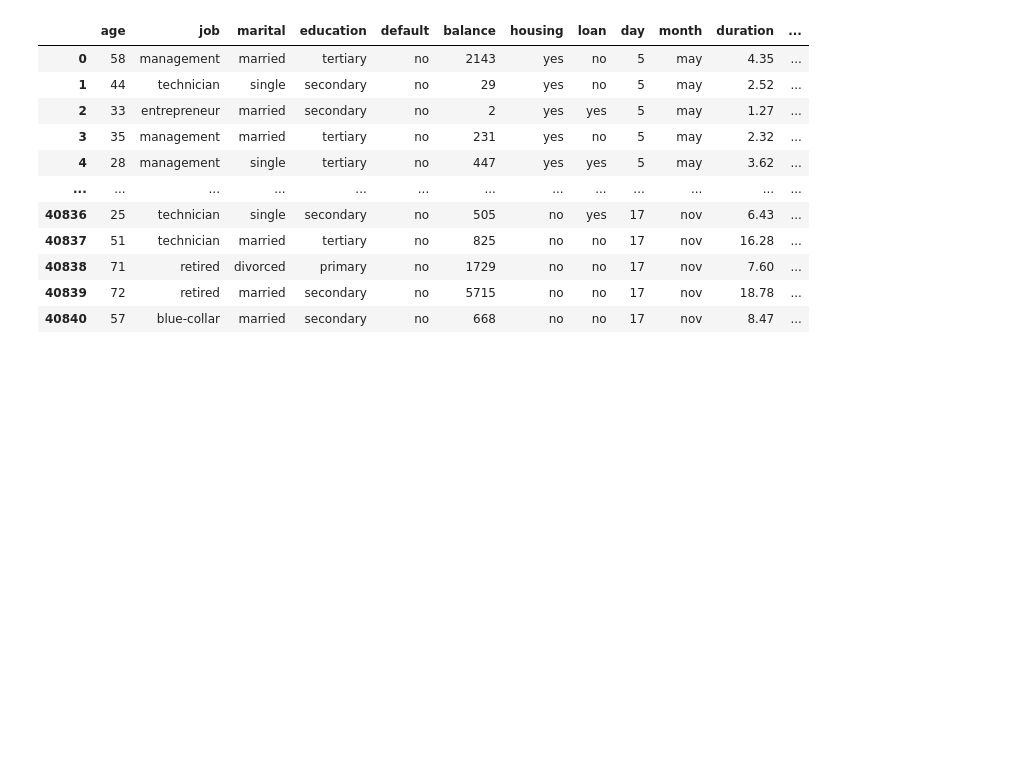
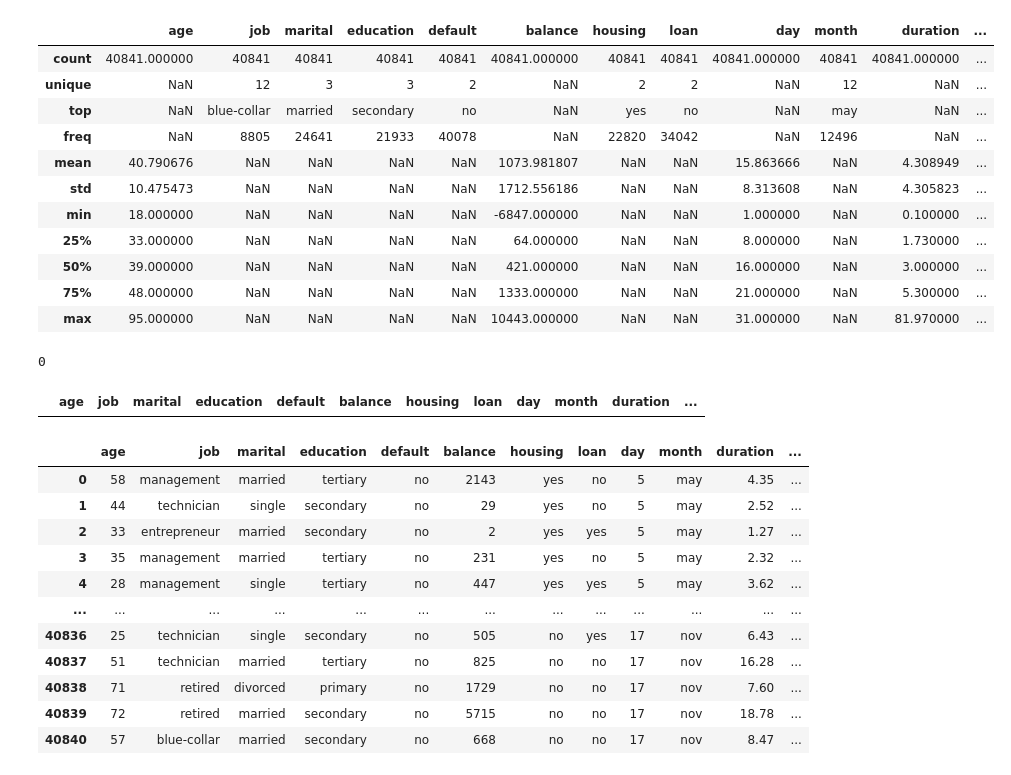
Before and after one commit to yogeshsachdeva223/portuguese-bank-marketing-data-set_classification_using_machine_learning_algorithms, a Jupyter notebook: KNN_Classification.ipynb, the cells around one changed output. Saved outputs shown, nothing was run; the diff lists cells and outputs as text; code cells hidden in the pictures; blank space fills up the shorter version.

```diff
--- a/KNN_Classification.ipynb
+++ b/KNN_Classification.ipynb
@@ -78,3 +94,27 @@ df.head()
+# %%
+# Describe is used to view some basic statistical details like, percentile, mean, standard deviation, etc of the given dataframe.
+df.describe(include = "all")
+# %% [output]
+|  | age | job | marital | education | default | balance | housing | loan | day | month | duration | ... |
+| count | 40841.000000 | 40841 | 40841 | 40841 | 40841 | 40841.000000 | 40841 | 40841 | 40841.000000 | 40841 | 40841.000000 | ... |
+| unique | NaN | 12 | 3 | 3 | 2 | NaN | 2 | 2 | NaN | 12 | NaN | ... |
+| top | NaN | blue-collar | married | secondary | no | NaN | yes | no | NaN | may | NaN | ... |
+| freq | NaN | 8805 | 24641 | 21933 | 40078 | NaN | 22820 | 34042 | NaN | 12496 | NaN | ... |
+| mean | 40.790676 | NaN | NaN | NaN | NaN | 1073.981807 | NaN | NaN | 15.863666 | NaN | 4.308949 | ... |
+| std | 10.475473 | NaN | NaN | NaN | NaN | 1712.556186 | NaN | NaN | 8.313608 | NaN | 4.305823 | ... |
+| min | 18.000000 | NaN | NaN | NaN | NaN | -6847.000000 | NaN | NaN | 1.000000 | NaN | 0.100000 | ... |
+| 25% | 33.000000 | NaN | NaN | NaN | NaN | 64.000000 | NaN | NaN | 8.000000 | NaN | 1.730000 | ... |
+| 50% | 39.000000 | NaN | NaN | NaN | NaN | 421.000000 | NaN | NaN | 16.000000 | NaN | 3.000000 | ... |
+| 75% | 48.000000 | NaN | NaN | NaN | NaN | 1333.000000 | NaN | NaN | 21.000000 | NaN | 5.300000 | ... |
+| max | 95.000000 | NaN | NaN | NaN | NaN | 10443.000000 | NaN | NaN | 31.000000 | NaN | 81.970000 | ... |
+# %%
+# We will check for any duplicate records in the data. We will remove this data from the data set so that we get only distinct records.
+duplicate=df.duplicated()
+print(duplicate.sum())
+df[duplicate]
+# %% [output]
+0
+|  | age | job | marital | education | default | balance | housing | loan | day | month | duration | ... |
 # %%
 # Dropping the rows with null values
 df.dropna()
```
Also changed, not shown: parts of 113 cells of this notebook.
